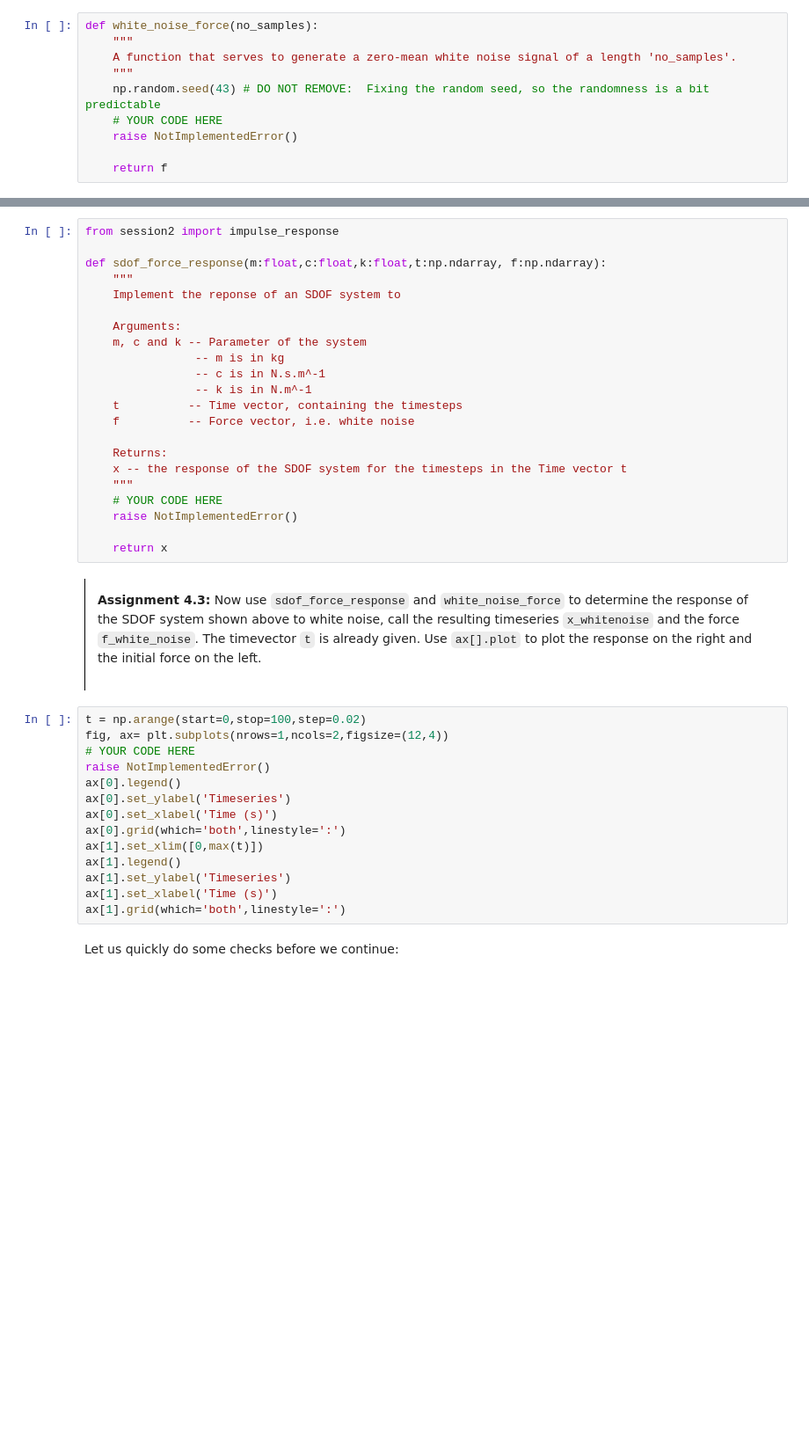
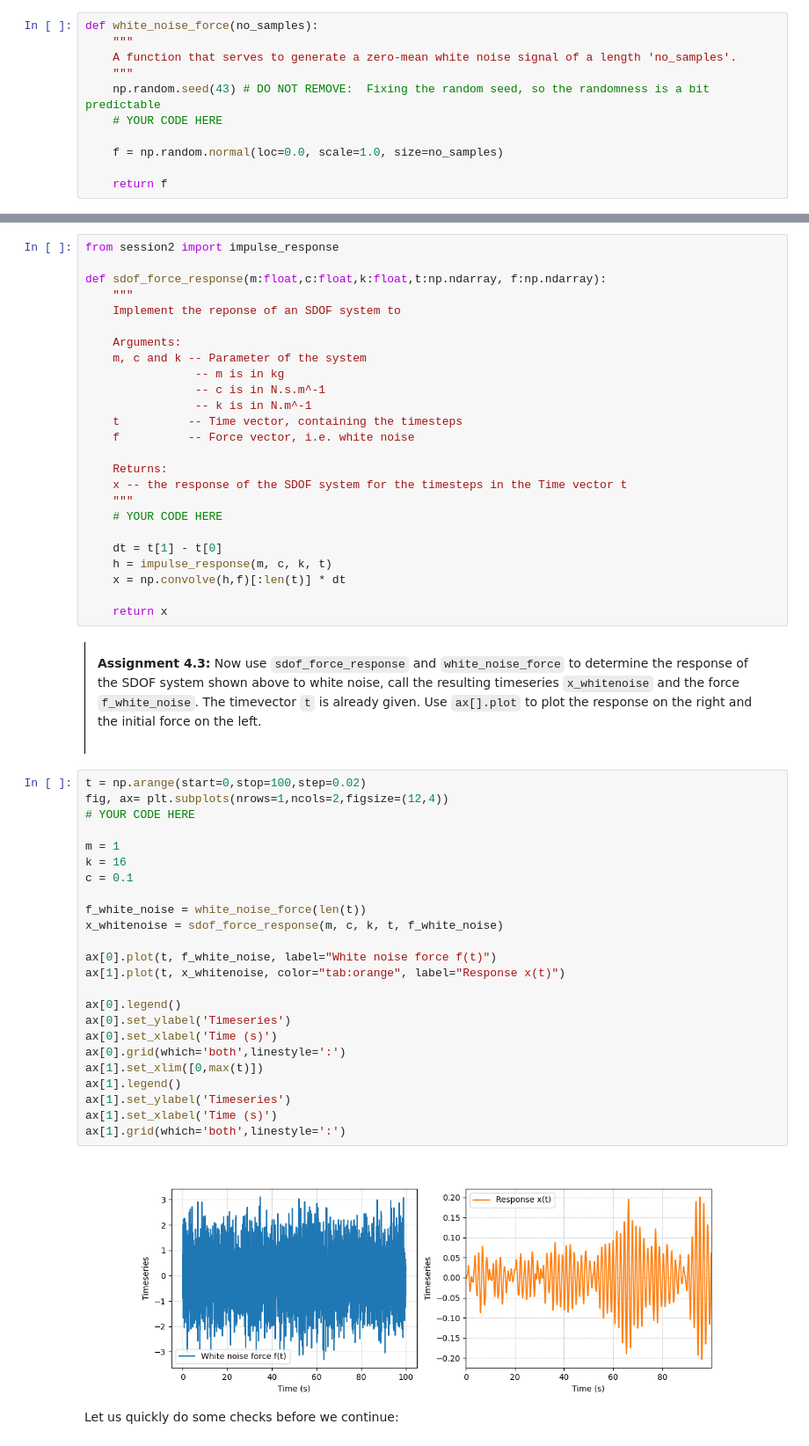
Before and after one commit to TiebeP/MV2627_Exercises, a Jupyter notebook: Session6_Damping_and_Flutter/session6.ipynb, the cells around one changed output, grey strips where cells are left out. Shown at 88% size. Cells and saved outputs as stored; diff of their text form; blank space fills up the shorter version.

```diff
--- a/Session6_Damping_and_Flutter/session6.ipynb
+++ b/Session6_Damping_and_Flutter/session6.ipynb
@@ -601,7 +641,8 @@ def white_noise_force(no_samples):
     """
     np.random.seed(43) # DO NOT REMOVE:  Fixing the random seed, so the randomness is a bit predictable
     # YOUR CODE HERE
-    raise NotImplementedError()
+
+    f = np.random.normal(loc=0.0, scale=1.0, size=no_samples)
 
     return f
 # %% [markdown]
@@ -649,7 +690,10 @@ def sdof_force_response(m:float,c:float,k:float,t:np.ndarray, f:np.ndarray):
     x -- the response of the SDOF system for the timesteps in the Time vector t
     """
     # YOUR CODE HERE
-    raise NotImplementedError()
+
+    dt = t[1] - t[0]
+    h = impulse_response(m, c, k, t)
+    x = np.convolve(h,f)[:len(t)] * dt
 
     return x
 # %% [markdown]
@@ -661,17 +705,29 @@ Now use `sdof_force_response` and `white_noise_force` to determine the response
 # %%
 t = np.arange(start=0,stop=100,step=0.02)
 fig, ax= plt.subplots(nrows=1,ncols=2,figsize=(12,4))
 # YOUR CODE HERE
-raise NotImplementedError()
+
+m = 1
+k = 16
+c = 0.1
+
+f_white_noise = white_noise_force(len(t))
+x_whitenoise = sdof_force_response(m, c, k, t, f_white_noise)
+
+ax[0].plot(t, f_white_noise, label="White noise force f(t)")
+ax[1].plot(t, x_whitenoise, color="tab:orange", label="Response x(t)")
+
 ax[0].legend()
 ax[0].set_ylabel('Timeseries')
 ax[0].set_xlabel('Time (s)')
 ax[0].grid(which='both',linestyle=':')
 ax[1].set_xlim([0,max(t)])
 ax[1].legend()
 ax[1].set_ylabel('Timeseries')
 ax[1].set_xlabel('Time (s)')
 ax[1].grid(which='both',linestyle=':')
+# %% [output]
+[figure, added]
 # %% [markdown]
 Let us quickly do some checks before we continue:
 # %%
```
Also changed, not shown: parts of 8 cells of this notebook.
